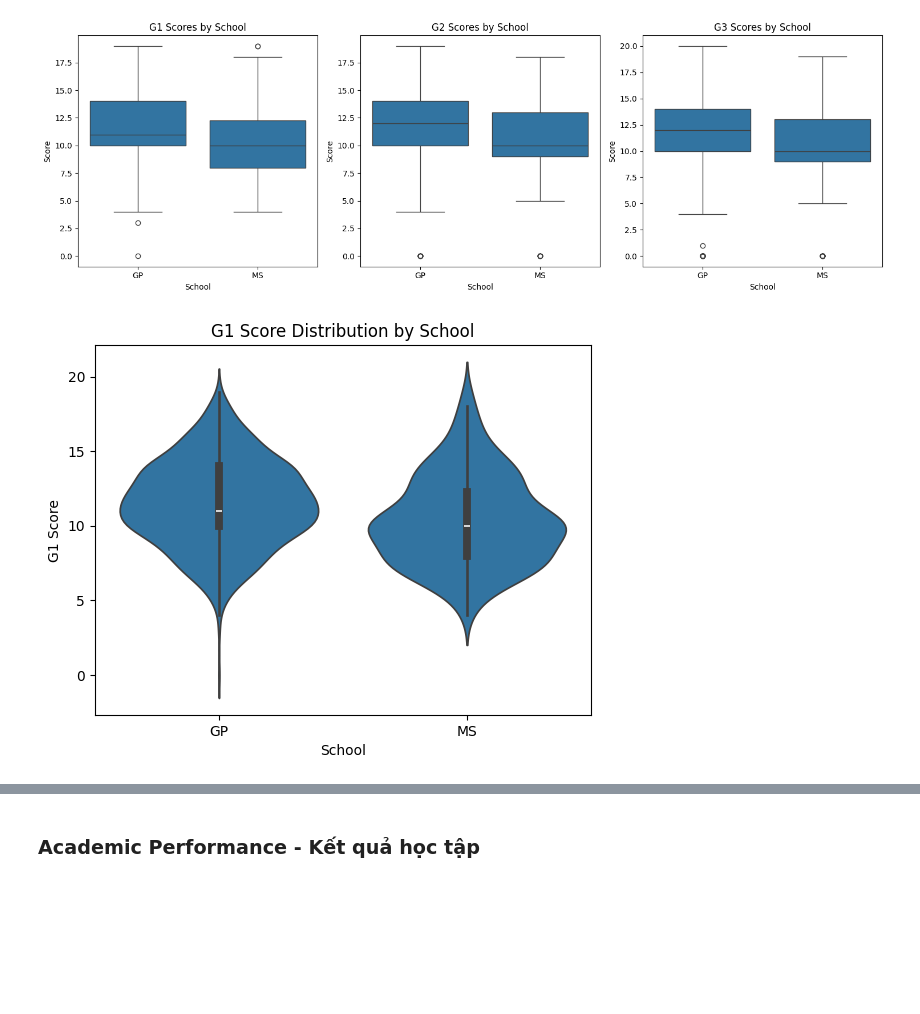
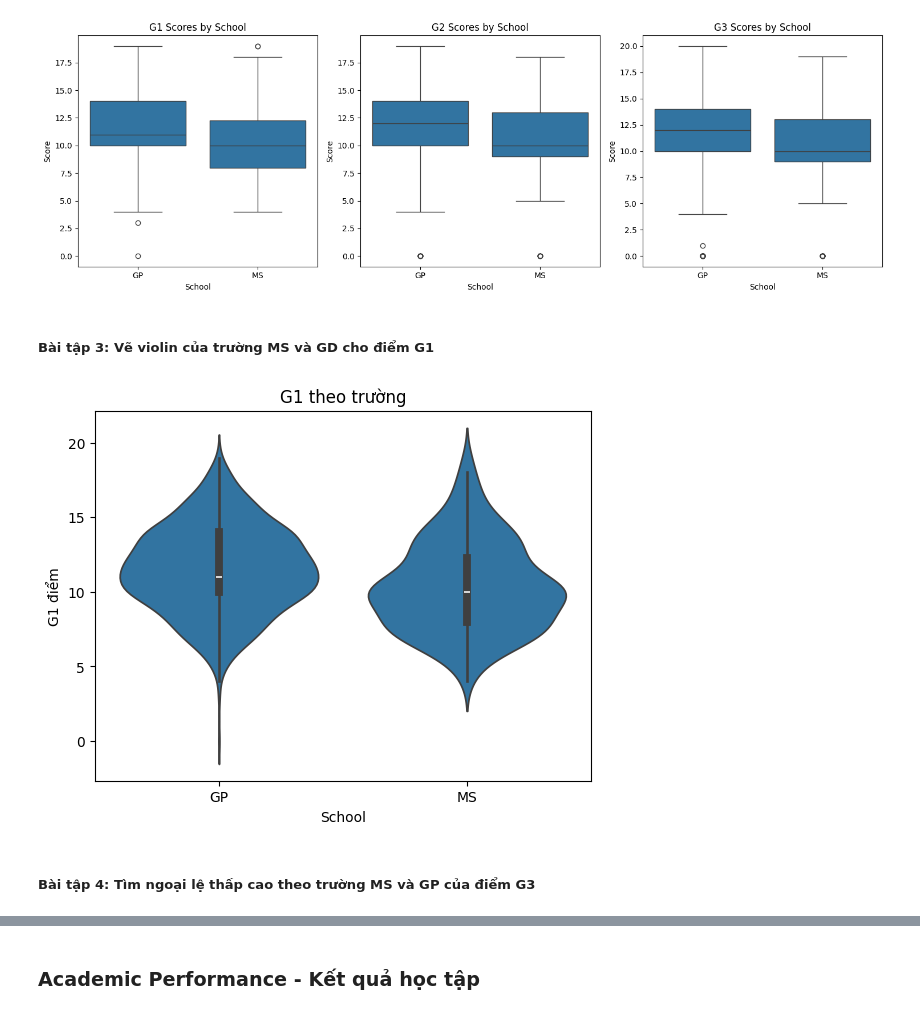
Before and after one commit to xuancuong1019/DS111_data_analysis, a Jupyter notebook: dashboard_generating.ipynb, the cells around one changed output, grey strips where cells are left out. Saved outputs shown, nothing was run; the diff lists cells and outputs as text; code cells hidden in the pictures; blank space fills up the shorter version.

```diff
--- a/dashboard_generating.ipynb
+++ b/dashboard_generating.ipynb
@@ -48,16 +54,20 @@ plt.tight_layout()
 plt.show()
 # %% [output]
 [figure]
+# %% [markdown]
+##### Bài tập 3: Vẽ violin của trường MS và GD cho điểm G1
 # %%
 # Bài tập 3: Vẽ violin của trường MS và GD cho điểm G1
 sns.violinplot(x="school", y="G1", data=df_all)
 
-plt.title("G1 Score Distribution by School")
+plt.title("G1 theo trường")
 plt.xlabel("School")
-plt.ylabel("G1 Score")
+plt.ylabel("G1 điểm")
 plt.show()
 # %% [output]
-[figure, old version]
+[figure, new version]
+# %% [markdown]
+##### Bài tập 4: Tìm ngoại lệ thấp cao theo trường MS và GP của điểm G3
 # %%
 # Bài tập 4: Tìm ngoại lệ thấp cao theo trường MS và GP của điểm G3
 sns.boxplot(x="school", y="G3", data=df_all, showfliers=True)
```
Also changed, not shown: parts of 23 cells of this notebook.
